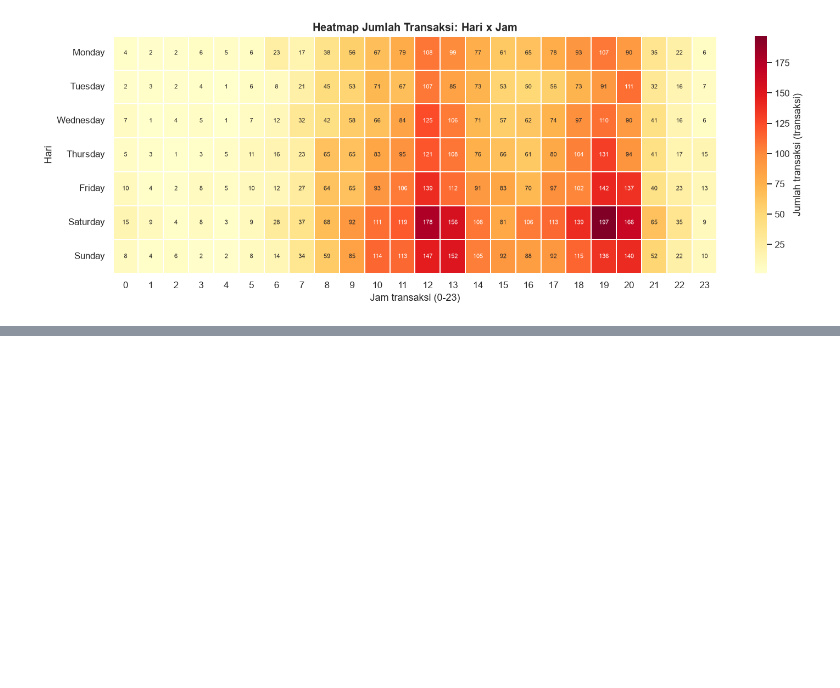
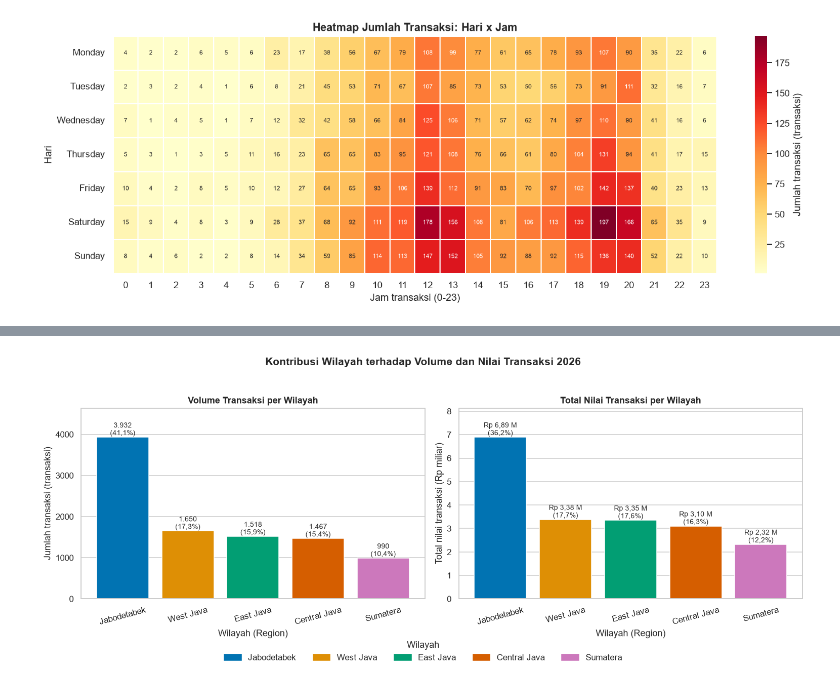
Before and after one commit to roxymayford/Project-Machine-Learning-, a Jupyter notebook: TugasBagianC.ipynb, the cells around one changed output, grey strips where cells are left out. Saved outputs shown, nothing was run; the diff lists cells and outputs as text; code cells hidden in the pictures; blank space fills up the shorter version.

Commit message:
Bagian C: hipotesis 2 (kontribusi wilayah dan kota)

```diff
--- a/TugasBagianC.ipynb
+++ b/TugasBagianC.ipynb
@@ -91,0 +96,18 @@ plt.show()
+# %%
+from matplotlib.patches import Patch
+
+def fmt_id(x, nd=0):
+    """Format angka gaya Indonesia: titik ribuan, koma desimal."""
+    return f"{x:,.{nd}f}".replace(",", "X").replace(".", ",").replace("X", ".")
+
+region = (df.groupby("Region")
+            .agg(Transaksi=("Transaction_ID", "count"), Nilai=("Purchase_Amount", "sum"))
+            .sort_values("Nilai", ascending=False))
+region["Nilai_M"] = region["Nilai"] / 1e9
+region["Pct_Trx"] = region["Transaksi"] / region["Transaksi"].sum() * 100
+region["Pct_Nilai"] = region["Nilai"] / region["Nilai"].sum() * 100
+
+urut_region = region.index.tolist()
+warna_region = dict(zip(urut_region, sns.color_palette("colorblind", len(urut_region))))
+
+region.round(2)
@@ -91,0 +122,35 @@ plt.show()
+# %%
+fig, axes = plt.subplots(1, 2, figsize=(14, 5.5))
+
+axes[0].bar(urut_region, region["Transaksi"], color=[warna_region[r] for r in urut_region])
+for i, r in enumerate(urut_region):
+    axes[0].text(i, region.loc[r, "Transaksi"],
+                 f"{fmt_id(region.loc[r, 'Transaksi'])}\n({fmt_id(region.loc[r, 'Pct_Trx'], 1)}%)",
+                 ha="center", va="bottom", fontsize=9)
+axes[0].set_title("Volume Transaksi per Wilayah", fontsize=12, fontweight="bold")
+axes[0].set_xlabel("Wilayah (Region)")
+axes[0].set_ylabel("Jumlah transaksi (transaksi)")
+axes[0].set_ylim(0, region["Transaksi"].max() * 1.18)
+
+axes[1].bar(urut_region, region["Nilai_M"], color=[warna_region[r] for r in urut_region])
+for i, r in enumerate(urut_region):
+    axes[1].text(i, region.loc[r, "Nilai_M"],
+                 f"Rp {fmt_id(region.loc[r, 'Nilai_M'], 2)} M\n({fmt_id(region.loc[r, 'Pct_Nilai'], 1)}%)",
+                 ha="center", va="bottom", fontsize=9)
+axes[1].set_title("Total Nilai Transaksi per Wilayah", fontsize=12, fontweight="bold")
+axes[1].set_xlabel("Wilayah (Region)")
+axes[1].set_ylabel("Total nilai transaksi (Rp miliar)")
+axes[1].set_ylim(0, region["Nilai_M"].max() * 1.18)
+
+for ax in axes:
+    ax.tick_params(axis="x", rotation=15)
+    ax.grid(False, axis="x")
+
+fig.legend(handles=[Patch(color=warna_region[r], label=r) for r in urut_region],
+           title="Wilayah", loc="lower center", ncol=5, bbox_to_anchor=(0.5, -0.04), frameon=False)
+fig.suptitle("Kontribusi Wilayah terhadap Volume dan Nilai Transaksi 2026", fontsize=14, fontweight="bold")
+plt.tight_layout(rect=[0, 0.03, 1, 0.95])
+plt.savefig("charts/H2_region_volume_nilai.png", dpi=300, bbox_inches="tight")
+plt.show()
+# %% [output]
+[figure, added]
```
Also changed, not shown: parts of 5 cells of this notebook, 2 other files.
